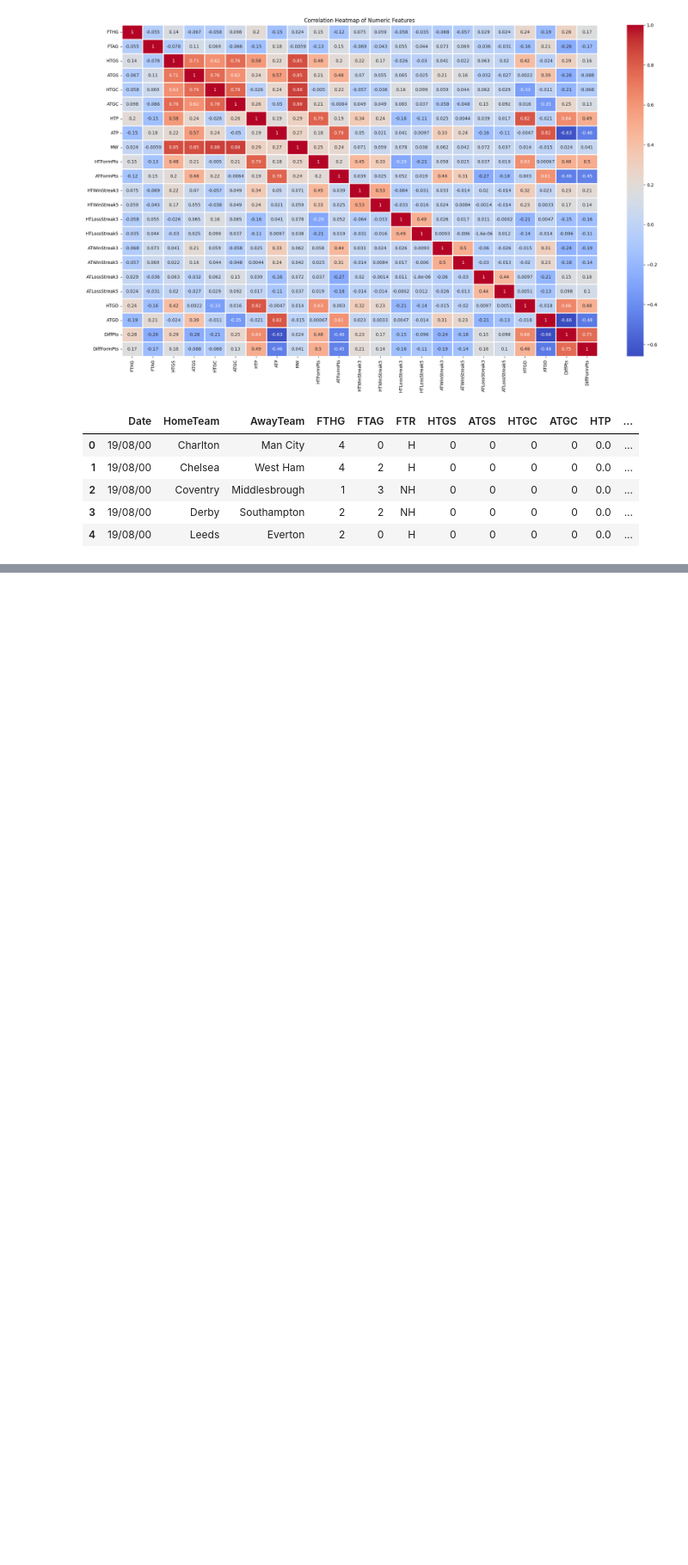
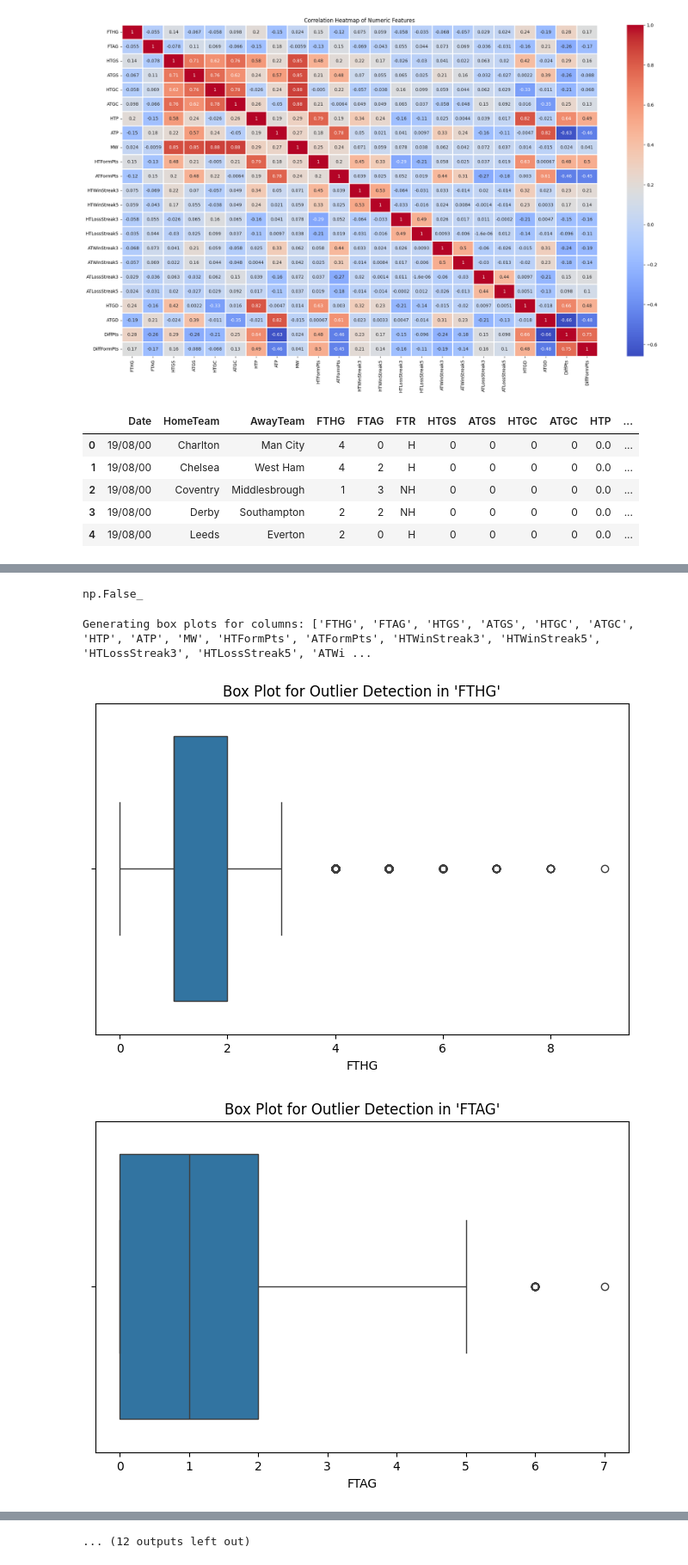
Before and after one commit to springboardmentor345a-create/Projects_2, a Jupyter notebook: EPL_Match_Winner.ipynb, the cells around one changed output, grey strips where cells are left out. Shown at 86% size. Cells and saved outputs as stored; diff of their text form; code cells hidden in the pictures; blank space fills up the shorter version.

```diff
--- a/EPL_Match_Winner.ipynb
+++ b/EPL_Match_Winner.ipynb
@@ -90,0 +115,28 @@ match_winner.head()
+# %%
+# Checking for duplicates
+match_winner.duplicated().any()
+# %% [output]
+np.False_
+# %%
+import seaborn as sns
+import matplotlib.pyplot as plt
+import pandas as pd
+
+# Assuming 'match_winner' is your pandas DataFrame
+
+# 1. Select only the numerical columns from the DataFrame
+numerical_cols = match_winner.select_dtypes(include=['number']).columns.tolist()
+
+print(f"Generating box plots for columns: {numerical_cols}")
+
+# 2. Iterate through each numerical column and create a box plot
+for column in numerical_cols:
+    plt.figure(figsize=(8, 5)) # Optional: Adjusts the size of the plot
+    sns.boxplot(x=match_winner[column])
+    plt.title(f"Box Plot for Outlier Detection in '{column}'")
+    plt.xlabel(column)
+    plt.show()
+# %% [output]
+Generating box plots for columns: ['FTHG', 'FTAG', 'HTGS', 'ATGS', 'HTGC', 'ATGC', 'HTP', 'ATP', 'MW', 'HTFormPts', 'ATFormPts', 'HTWinStreak3', 'HTWinStreak5', 'HTLossStreak3', 'HTLossStreak5', 'ATWi ...
+[figure, added]
+[figure, added]
@@ -90,0 +152 @@ match_winner.head()
+... (12 outputs left out)
```
Also changed, not shown: parts of 4 cells of this notebook.
